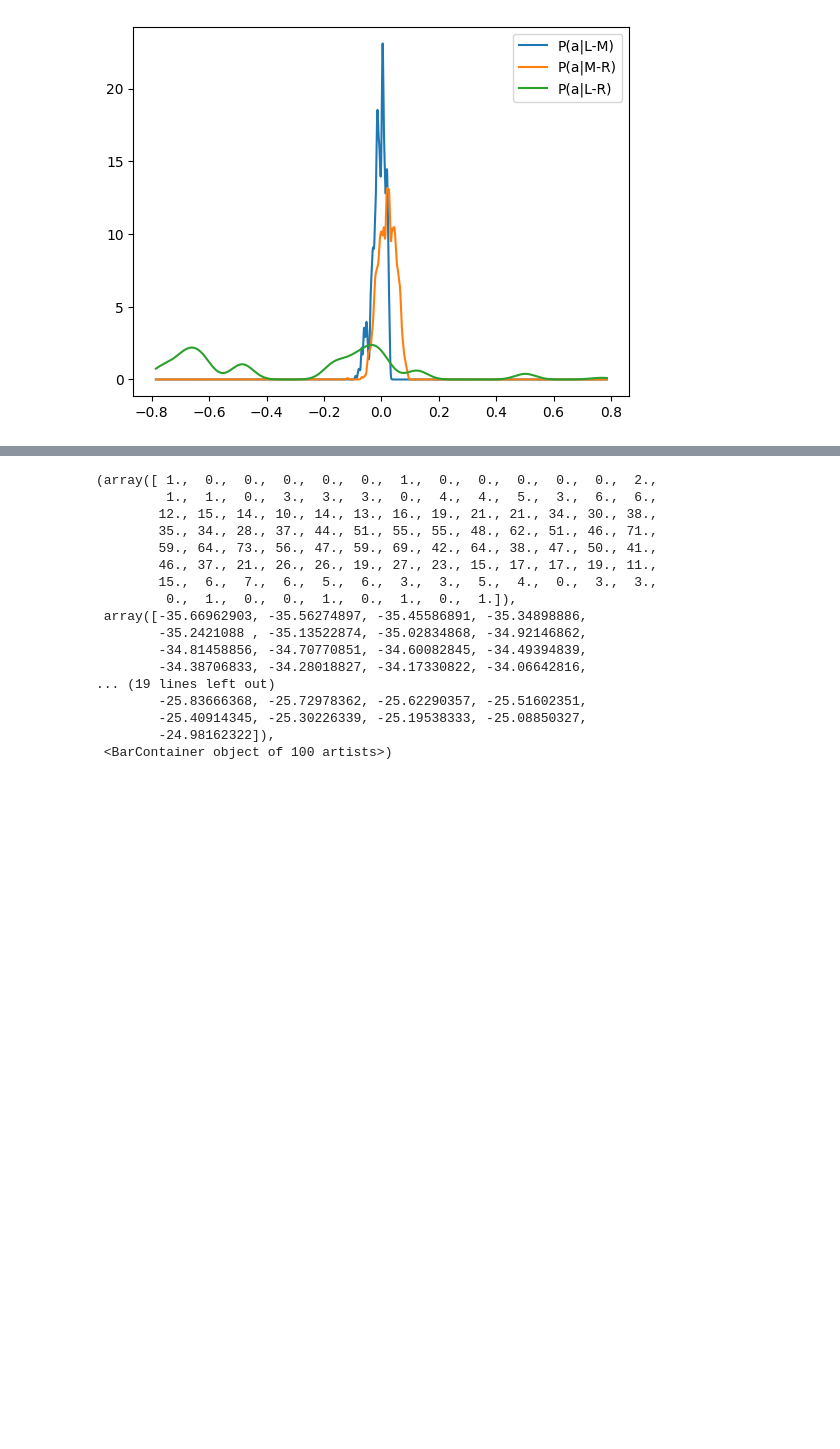
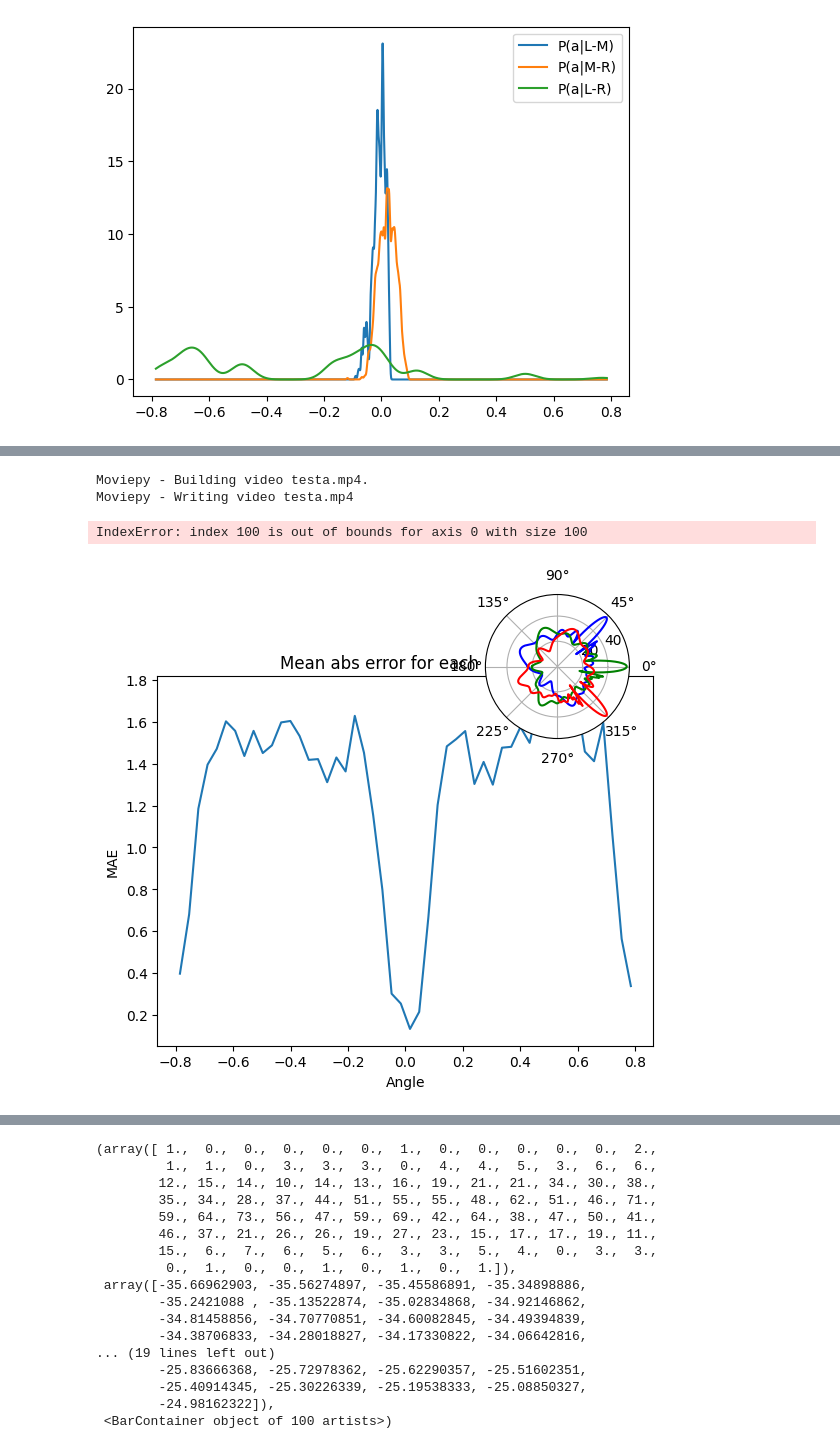
Before and after one commit to Aplefen1/BeeTrackingDiss, a Jupyter notebook: Angle Probability/tests.ipynb, the cells around one changed output, grey strips where cells are left out. Saved outputs shown, nothing was run; the diff lists cells and outputs as text; code cells hidden in the pictures; blank space fills up the shorter version.

```diff
--- a/Angle Probability/tests.ipynb
+++ b/Angle Probability/tests.ipynb
@@ -187,3 +200,17 @@ for angle in angles:
+# %%
+from Evaluation import Evaluation
+from Model import Model
+import numpy as np
+
+m = Model(0,100,0)
+
+eval = Evaluation(0,np.pi/4,-np.pi/4,np.pi/4,50,80)
+eval.makemovie('testa.mp4')
+# %% [output]
+Moviepy - Building video testa.mp4.
+Moviepy - Writing video testa.mp4
+IndexError: index 100 is out of bounds for axis 0 with size 100
+[figure, added]
 # %%
 from Antenna import Antenna
 from Array import Array
```
Also changed, not shown: parts of 4 cells of this notebook, 5 other files.
